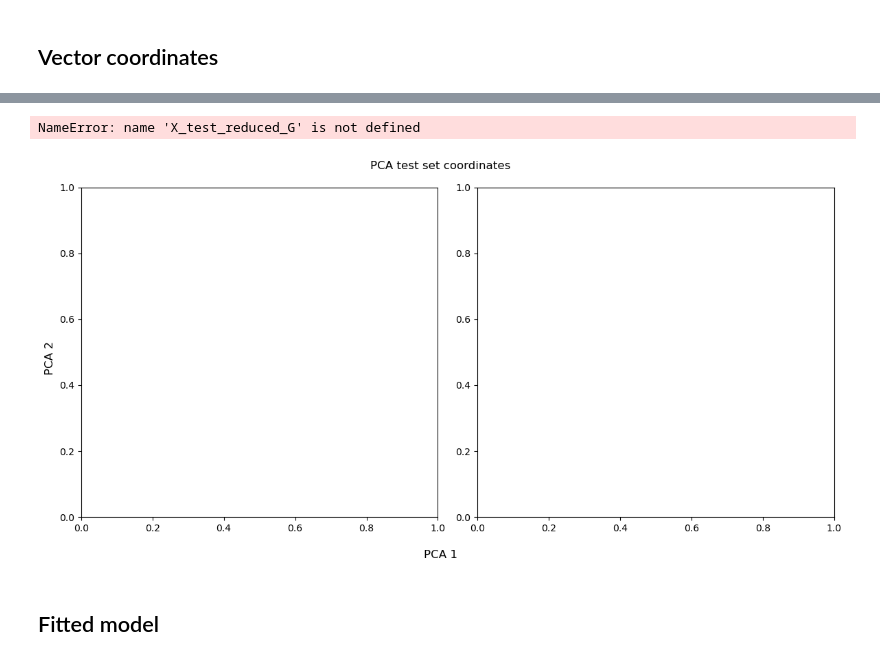
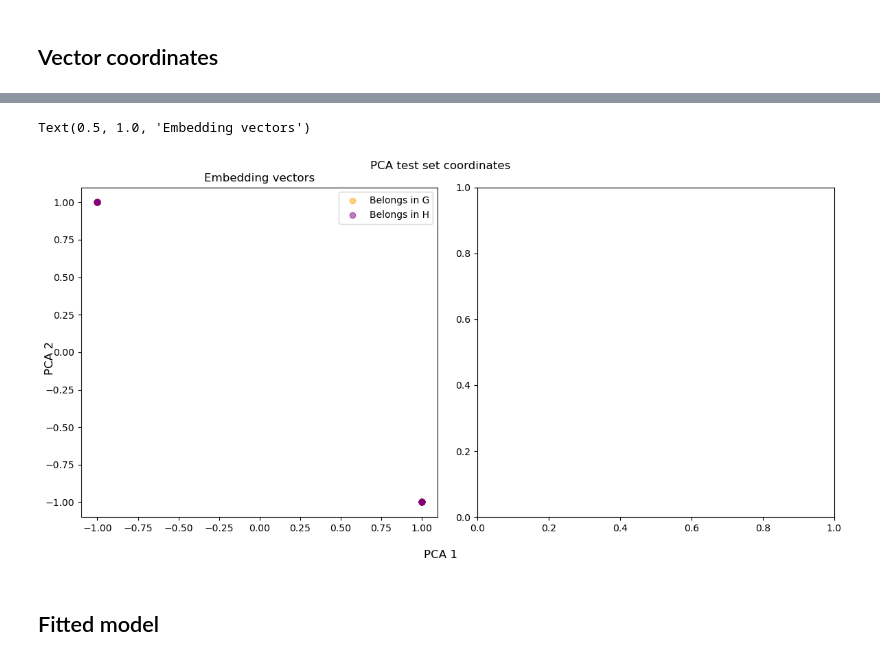
Before and after one commit to kaiser-dan/proj_naive-embedded-reconstruction, a Jupyter notebook: notebooks/ex/EMB_ex21_penalized-components_logistic-regression.ipynb, the cells around one changed output, grey strips where cells are left out. Drawn from its saved outputs; the diff is of its cells as text; code cells hidden in the pictures.

```diff
--- a/notebooks/ex/EMB_ex21_penalized-components_logistic-regression.ipynb
+++ b/notebooks/ex/EMB_ex21_penalized-components_logistic-regression.ipynb
@@ -42,11 +42,15 @@ from matplotlib.lines import Line2D
 # Project source
 sys.path.append("../../")
 sys.path.append("../../src/")
-from src.utils.data import read_file, duplex_network
+from src.data import dataio, preprocessing
 from src.sampling.random import partial_information
 
 # Miscellaneous
 from tqdm.auto import tqdm
+
+# Aliases
+read_file = dataio.read_file
+duplex_network = preprocessing.duplex_network
 # %%
 metadata = {
     "PROJECT_ID": "EMB_ex21",
@@ -250,7 +254,7 @@ penalty = "l2"  # L2 regularization
 repeat = 100  # number of simulations
 # %%
 # Primary control parameter
-theta = 0.3
+theta = 0.5
 # %%
 # * Steps (1) - Get desired duplex
 D = read_file("../../data/input/raw/duplex_system=london.edgelist")
@@ -343,9 +345,9 @@ test_labels = []
 for edge, gt in trainset.items():
     d_G = calculate_distance(edge, E_G)
     d_H = calculate_distance(edge, E_H)
-    d_A = calculate_distance(edge, E_A)
+    # d_A = calculate_distance(edge, E_A)
 
-    train_d_A.append(d_A)
+    # train_d_A.append(d_A)
     train_d_G.append(d_G)
     train_d_H.append(d_H)
     train_labels.append(gt)
@@ -353,17 +355,17 @@ for edge, gt in trainset.items():
 for edge, gt in testset.items():
     d_G = calculate_distance(edge, E_G)
     d_H = calculate_distance(edge, E_H)
-    d_A = calculate_distance(edge, E_A)
+    # d_A = calculate_distance(edge, E_A)
 
-    test_d_A.append(d_A)
+    # test_d_A.append(d_A)
     test_d_G.append(d_G)
     test_d_H.append(d_H)
     test_labels.append(gt)
 
-train_d_A = np.array(train_d_A)
+# train_d_A = np.array(train_d_A)
 train_d_G = np.array(train_d_G)
 train_d_H = np.array(train_d_H)
-test_d_A = np.array(test_d_A)
+# test_d_A = np.array(test_d_A)
 test_d_G = np.array(test_d_G)
 test_d_H = np.array(test_d_H)
 # %%
@@ -443,6 +443,6 @@ X_test_normalized_reduced_H = np.asarray(X_test_normalized_reduced_H).transpose(
 # %%
-# X_test_reduced_G = scaler.fit_transform(X_test_reduced_G)
-# X_test_reduced_H = scaler.fit_transform(X_test_reduced_H)
+X_test_reduced_G = scaler.fit_transform(X_test_reduced_G)
+X_test_reduced_H = scaler.fit_transform(X_test_reduced_H)
 # X_test_normalized_reduced_G = scaler.fit_transform(X_test_normalized_reduced_G)
 # X_test_normalized_reduced_H = scaler.fit_transform(X_test_normalized_reduced_H)
 # %% [markdown]
@@ -481,30 +481,30 @@ plt.savefig(f"../../results/plots/vector-distance_{TAG}.png", facecolor="white",
 # %%
 # Figure level initialization
 fig, ax = plt.subplots(
     1, 2,
     sharex=False, sharey=False,
     figsize=(12,6)
 )
 fig.suptitle("PCA test set coordinates")
 fig.supxlabel("PCA 1")
 fig.supylabel("PCA 2")
 fig.tight_layout()
 
 # Left facet - PCA vectors
 ax[0].scatter(X_test_reduced_G[0], X_test_reduced_G[1], label="Belongs in G", color="orange", alpha=0.5)
 ax[0].scatter(X_test_reduced_H[0], X_test_reduced_H[1], label="Belongs in H", color="purple", alpha=0.5)
 ax[0].legend()
 ax[0].set_title("Embedding vectors")
 
 # Right facet - PCA normalized vectors
-ax[1].scatter(X_test_normalized_reduced_G[0], X_test_normalized_reduced_G[1], label="Belongs in G", color="orange", alpha=0.5)
-ax[1].scatter(X_test_normalized_reduced_H[0], X_test_normalized_reduced_H[1], label="Belongs in H", color="purple", alpha=0.5)
-ax[1].set_title("Aggregate-normalized embedding vectors")
+# ax[1].scatter(X_test_normalized_reduced_G[0], X_test_normalized_reduced_G[1], label="Belongs in G", color="orange", alpha=0.5)
+# ax[1].scatter(X_test_normalized_reduced_H[0], X_test_normalized_reduced_H[1], label="Belongs in H", color="purple", alpha=0.5)
+# ax[1].set_title("Aggregate-normalized embedding vectors")
 
 # plt.savefig(f"../../results/plots/celegans_pca-vector-distance_{TAG}.png", facecolor="white", transparent=False)
 # %% [output]
-NameError: name 'X_test_reduced_G' is not defined
+Text(0.5, 1.0, 'Embedding vectors')
-[figure, old version]
+[figure, new version]
 # %% [markdown]
 ## Fitted model
 # %%
```
Also changed, not shown: parts of 11 cells of this notebook, 4 other files.
